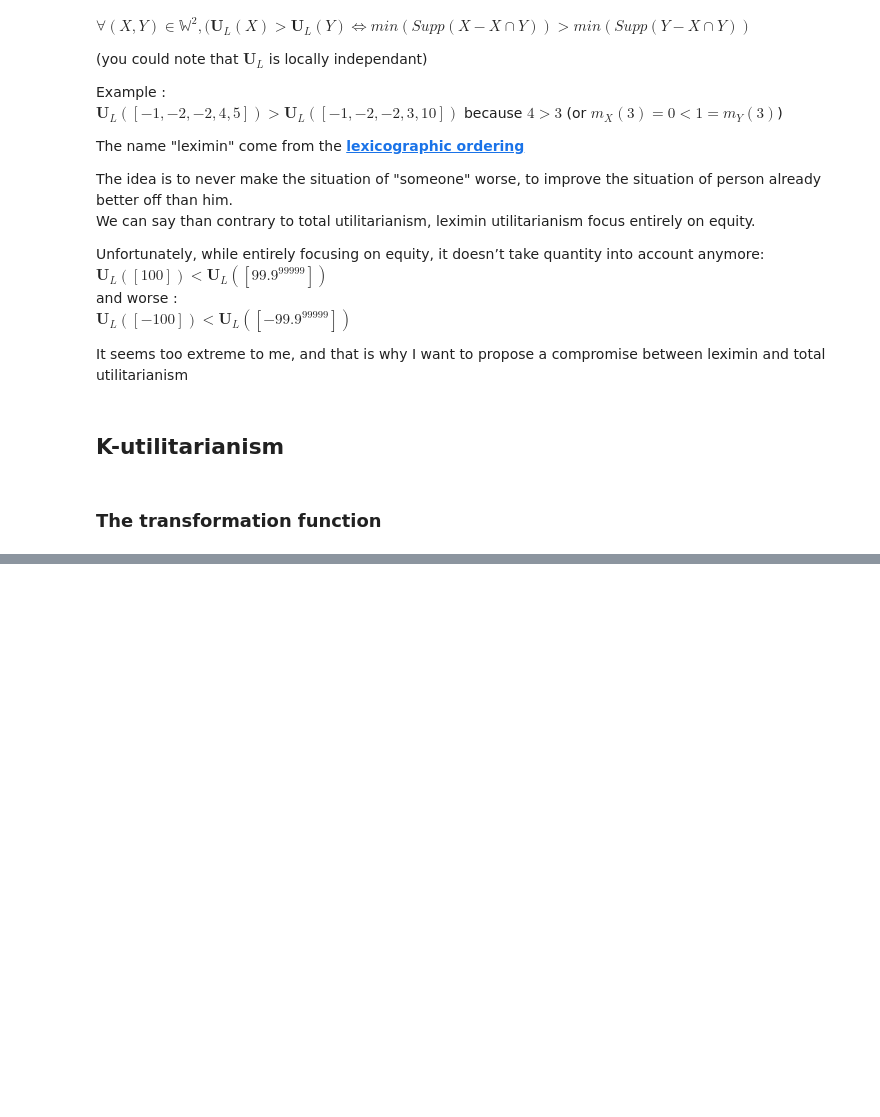
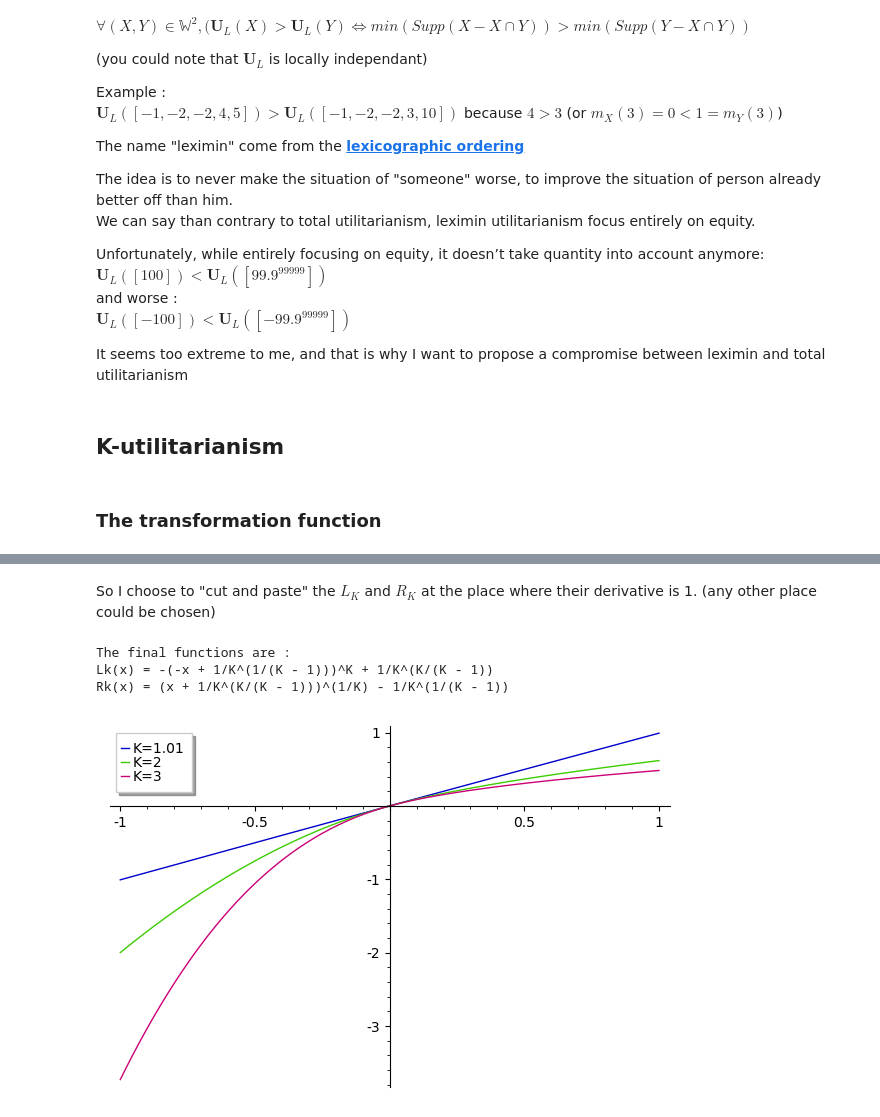
Before and after one commit to dionisos2/notebooks, a Jupyter notebook: k-utilitarianism.ipynb, the cells around one changed output, grey strips where cells are left out. Drawn from its saved outputs; the diff is of its cells as text; code cells hidden in the pictures; blank space fills up the shorter version.

```diff
--- a/k-utilitarianism.ipynb
+++ b/k-utilitarianism.ipynb
@@ -133,0 +219,37 @@ Here the idea is that $K$ is parameter which will specify how much we "weight" e
+# %% [markdown]
+So I choose to "cut and paste" the $L_K$ and $R_K$ at the place where their derivative is 1. (any other place could be chosen)
+# %%
+assume(K, "real")
+assume(K>1)
+assume(x, "real")
+
+# We find the points where to cut
+
+Lp(K) = derivative(L(K), x)
+Rp(K) = derivative(R(K), x)
+
+XL = -(1/K)**(1/(K-1)) # Solution for Lp(K)==1
+XR = solve(Rp(K)==1, [x])[0].rhs()
+
+YL = L(K)(x=XL)
+YR = R(K)(x=XR)
+
+# We cut and paste
+
+LF(K) = simplify(expand(L(K)(x=(x+XL))-YL))
+RF(K) = simplify(expand((R(K)(x=(x+XR))-YR)))
+
+print("The final functions are :")
+print("Lk(x) = " + str(LF(K)))
+print("Rk(x) = " + str(RF(K)))
+
+def U(K):
+    return lambda X: LF(K)(x=X) if X<=0 else RF(K)(x=X)
+
+graph = plot([U(1.01), U(2), U(3)], legend_label=["K=1.01", "K=2", "K=3"])
+graph.show()
+# %% [output]
+The final functions are :
+Lk(x) = -(-x + 1/K^(1/(K - 1)))^K + 1/K^(K/(K - 1))
+Rk(x) = (x + 1/K^(K/(K - 1)))^(1/K) - 1/K^(1/(K - 1))
+[figure, added]
```
Also changed, not shown: parts of 13 cells of this notebook.
